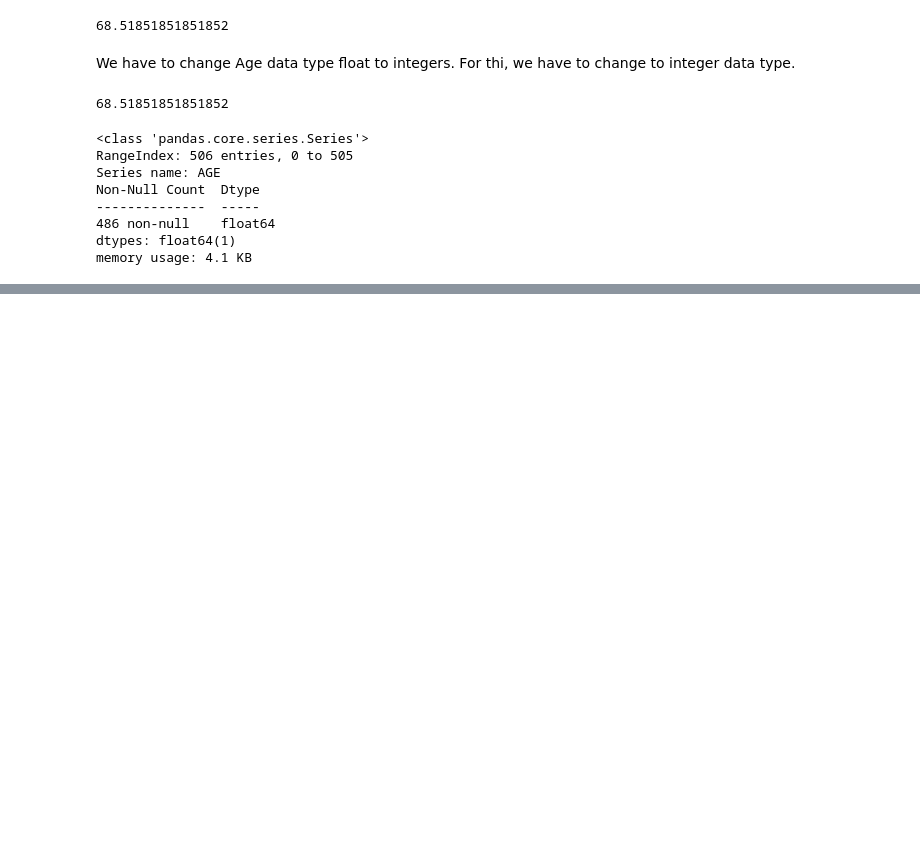
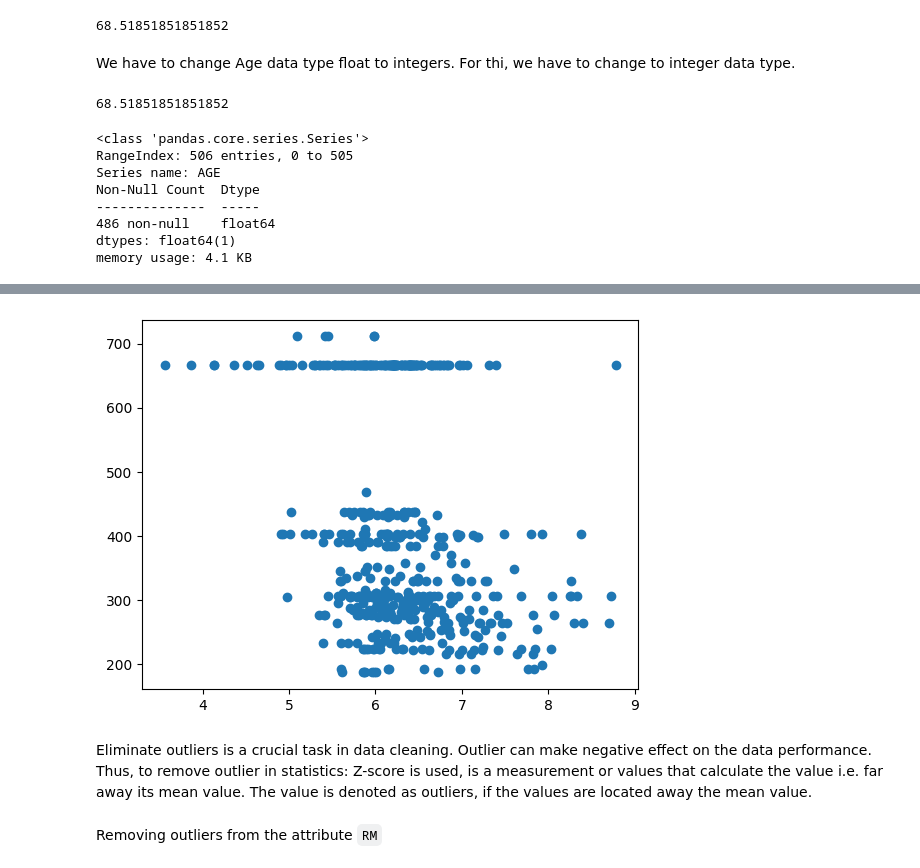
Before and after one commit to thisispawann/Boston_Housing_data_Cleaning, a Jupyter notebook: 02_11_data_clearning.ipynb, the cells around one changed output, grey strips where cells are left out. Saved outputs shown, nothing was run; the diff lists cells and outputs as text; code cells hidden in the pictures; blank space fills up the shorter version.

Commit message:
eliminating outliers

```diff
--- a/02_11_data_clearning.ipynb
+++ b/02_11_data_clearning.ipynb
@@ -250,0 +275,11 @@ memory usage: 4.1 KB
+# %%
+from matplotlib import pyplot as plt
+
+plt.scatter(df['RM'], df['TAX'])
+plt.show()
+# %% [output]
+[figure, added]
+# %% [markdown]
+Eliminate outliers is a crucial task in data cleaning. Outlier can make negative effect on the data performance. Thus, to remove outlier in statistics: Z-score is used, is a measurement or values that calculate the value i.e. far away its mean value. The value is denoted as outliers, if the values are located away the mean value.
+# %% [markdown]
+Removing outliers from the attribute <code>RM</code>
```
Also changed, not shown: parts of 14 cells of this notebook.
